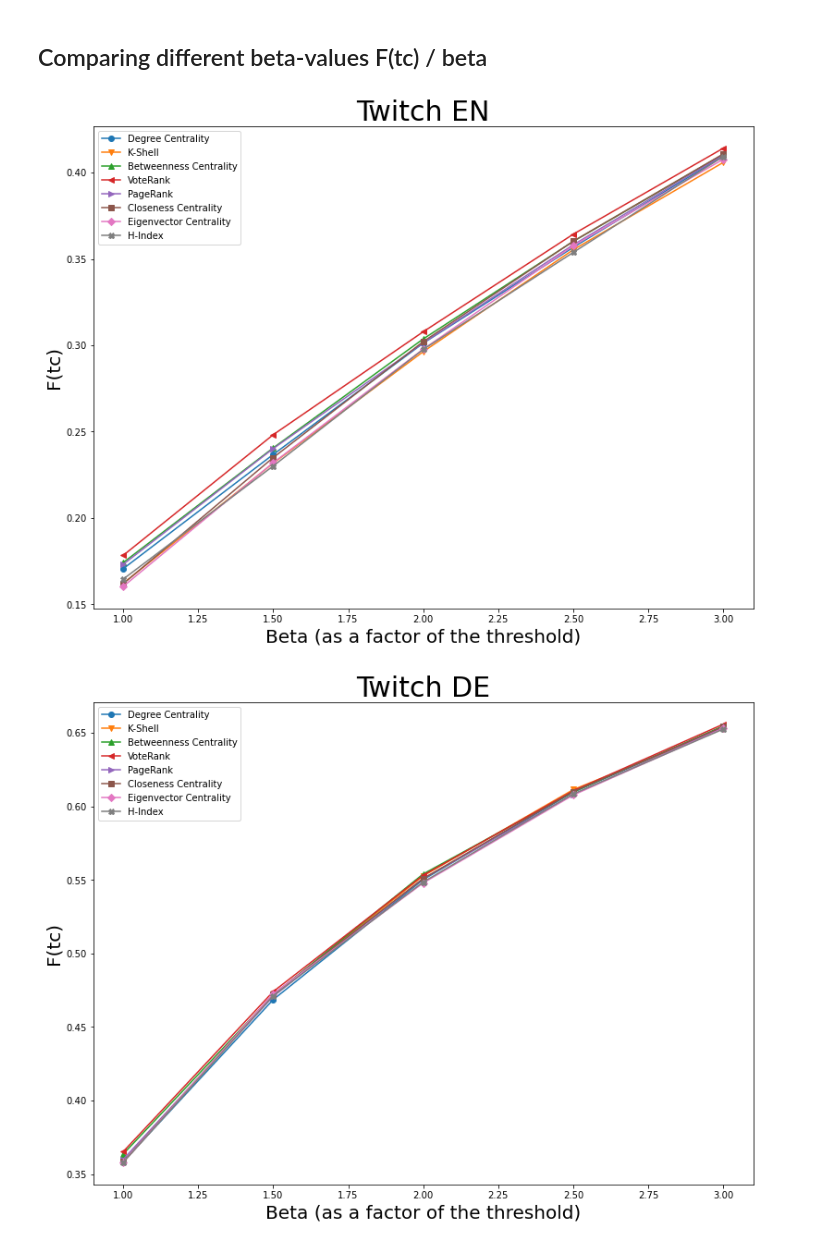
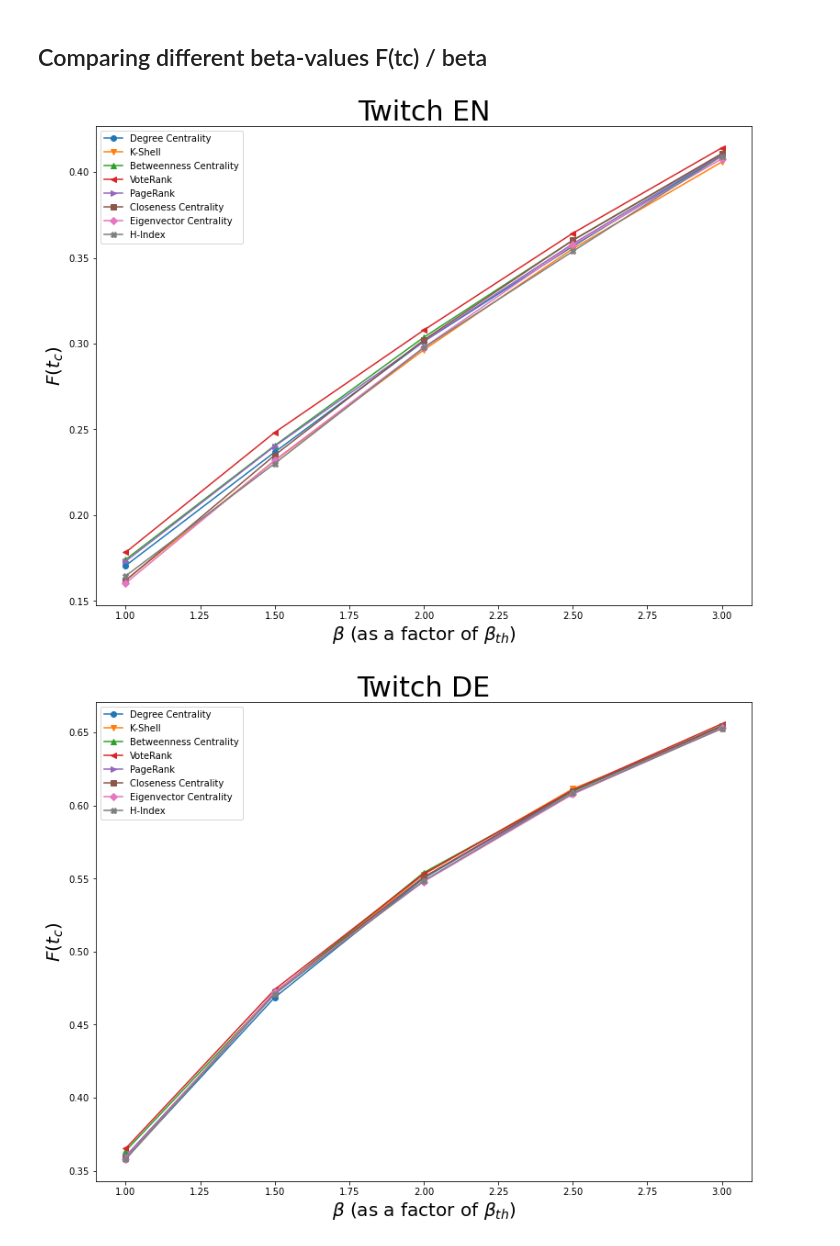
Before and after one commit to Shymsky/Network_Science, a Jupyter notebook: Group_Assignment.ipynb, the cells around one changed output. Drawn from its saved outputs; the diff is of its cells as text; code cells hidden in the pictures.

Commit message:
changed plot labels

```diff
--- a/Group_Assignment.ipynb
+++ b/Group_Assignment.ipynb
@@ -579,21 +579,21 @@ def simulate_vary_beta(network, results, num_of_simulations=100, num_of_t=200, s
 # %%
 # -------------------- Load and plot the values (EN) --------------------
 with open('results//x_EN_varyingb.pickle', 'rb') as handle:
     x_EN_varyingb = pickle.load(handle)
 with open('results//ys_EN_varyingb.pickle', 'rb') as handle:
     ys_EN_varyingb = pickle.load(handle)
-plot_values(x_EN_varyingb, ys_EN_varyingb, "Twitch EN", False, x_label="Beta (as a factor of the threshold)", y_label="F(tc)")
+plot_values(x_EN_varyingb, ys_EN_varyingb, "Twitch EN", False, x_label=r'$\beta$ (as a factor of $\beta_{th}$)', y_label="$F(t_{c})$")
 # %% [output]
-[figure, old version]
+[figure, new version]
 # %%
 # -------------------- Load and plot the values (DE) --------------------
 with open('results//x_DE_varyingb.pickle', 'rb') as handle:
     x_DE_varyingb = pickle.load(handle)
 with open('results//ys_DE_varyingb.pickle', 'rb') as handle:
     ys_DE_varyingb = pickle.load(handle)
-plot_values(x_DE_varyingb, ys_DE_varyingb, "Twitch DE", False, x_label="Beta (as a factor of the threshold)", y_label="F(tc)")
+plot_values(x_DE_varyingb, ys_DE_varyingb, "Twitch DE", False, x_label=r'$\beta$ (as a factor of $\beta_{th}$)', y_label="$F(t_{c})$")
 # %% [output]
-[figure, old version]
+[figure, new version]
 # %%
 # -------------------- Load and plot the values (RU) --------------------
 with open('results//x_RU_varyingb.pickle', 'rb') as handle:
```
Also changed, not shown: parts of 4 cells of this notebook.
